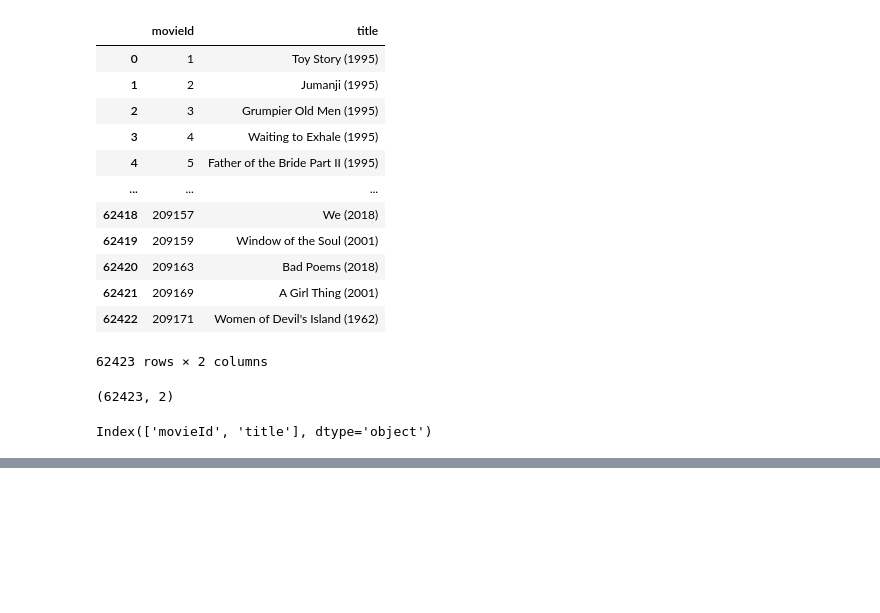
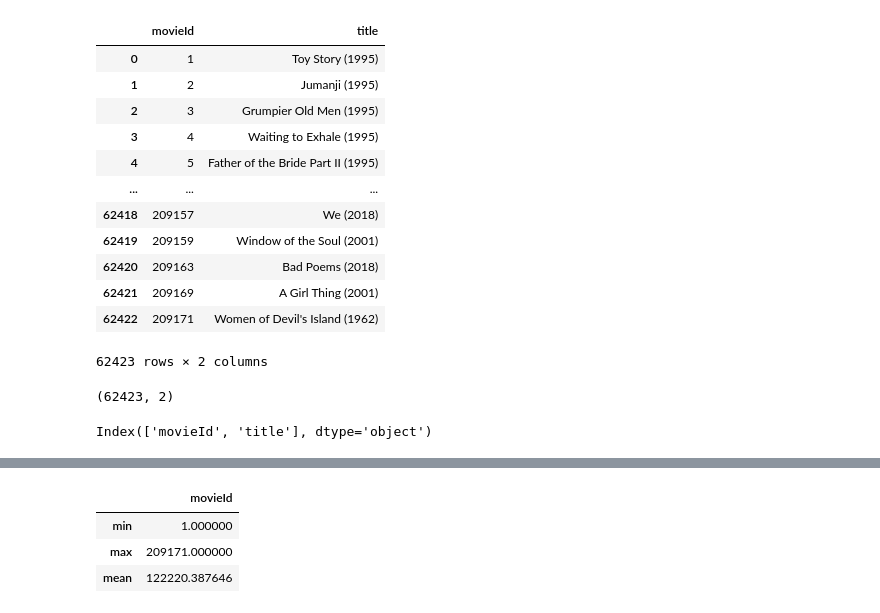
Before and after one commit to Aksuya/InteligenciaArtificial, a Jupyter notebook: Introduccion_a_pandas.ipynb, the cells around one changed output, grey strips where cells are left out. Cells and saved outputs as stored; diff of their text form; code cells hidden in the pictures; blank space fills up the shorter version.

```diff
--- a/Introduccion_a_pandas.ipynb
+++ b/Introduccion_a_pandas.ipynb
@@ -112,0 +150,9 @@ df.index
+# %%
+summary = df.describe()
+summary = summary.loc[['min', 'max', 'mean']]
+summary
+# %% [output]
+|  | movieId |
+| min | 1.000000 |
+| max | 209171.000000 |
+| mean | 122220.387646 |
```
Also changed, not shown: parts of 7 cells of this notebook.
